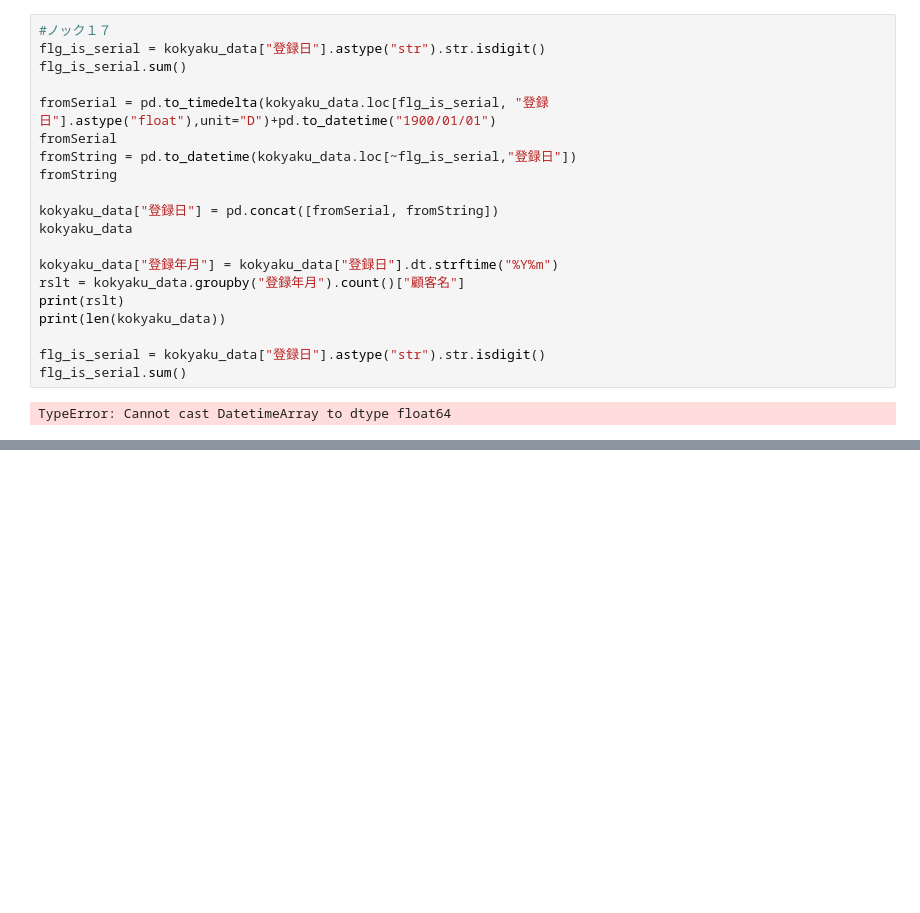
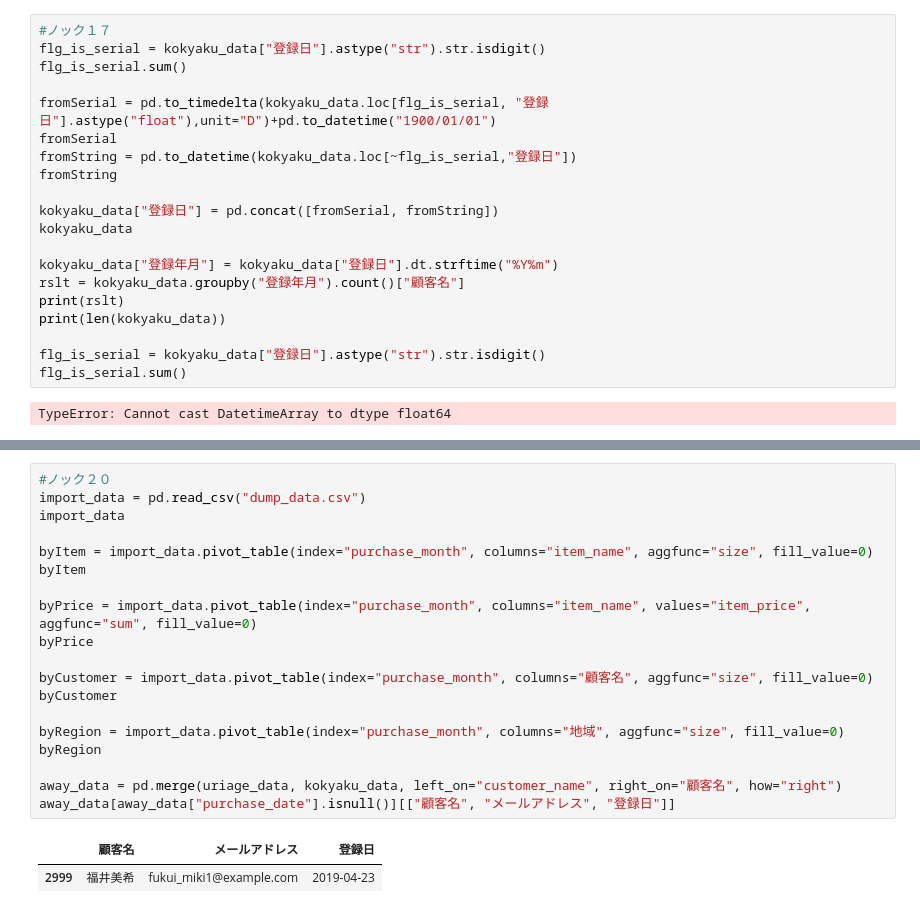
Before and after one commit to midoritya/python_dataanalytics_100knock, a Jupyter notebook: chapter2/chapter2.ipynb, the cells around one changed output, grey strips where cells are left out. Saved outputs shown, nothing was run; the diff lists cells and outputs as text; blank space fills up the shorter version.

```diff
--- a/chapter2/chapter2.ipynb
+++ b/chapter2/chapter2.ipynb
@@ -162,0 +163,22 @@ dump_data.to_csv("dump_data.csv", index=False)
+# %%
+#ノック２０
+import_data = pd.read_csv("dump_data.csv")
+import_data
+
+byItem = import_data.pivot_table(index="purchase_month", columns="item_name", aggfunc="size", fill_value=0)
+byItem
+
+byPrice = import_data.pivot_table(index="purchase_month", columns="item_name", values="item_price", aggfunc="sum", fill_value=0)
+byPrice
+
+byCustomer = import_data.pivot_table(index="purchase_month", columns="顧客名", aggfunc="size", fill_value=0)
+byCustomer
+
+byRegion = import_data.pivot_table(index="purchase_month", columns="地域", aggfunc="size", fill_value=0)
+byRegion
+
+away_data = pd.merge(uriage_data, kokyaku_data, left_on="customer_name", right_on="顧客名", how="right")
+away_data[away_data["purchase_date"].isnull()][["顧客名", "メールアドレス", "登録日"]]
+# %% [output]
+|  | 顧客名 | メールアドレス | 登録日 |
+| 2999 | 福井美希 | fukui_miki1@example.com | 2019-04-23 |
```
Also changed, not shown: parts of 4 cells of this notebook.
